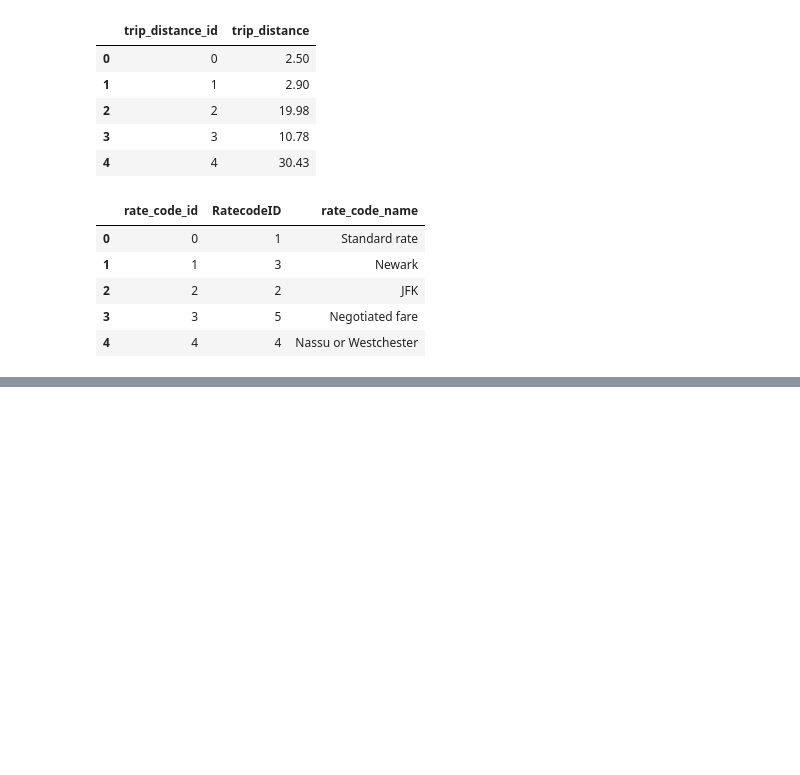
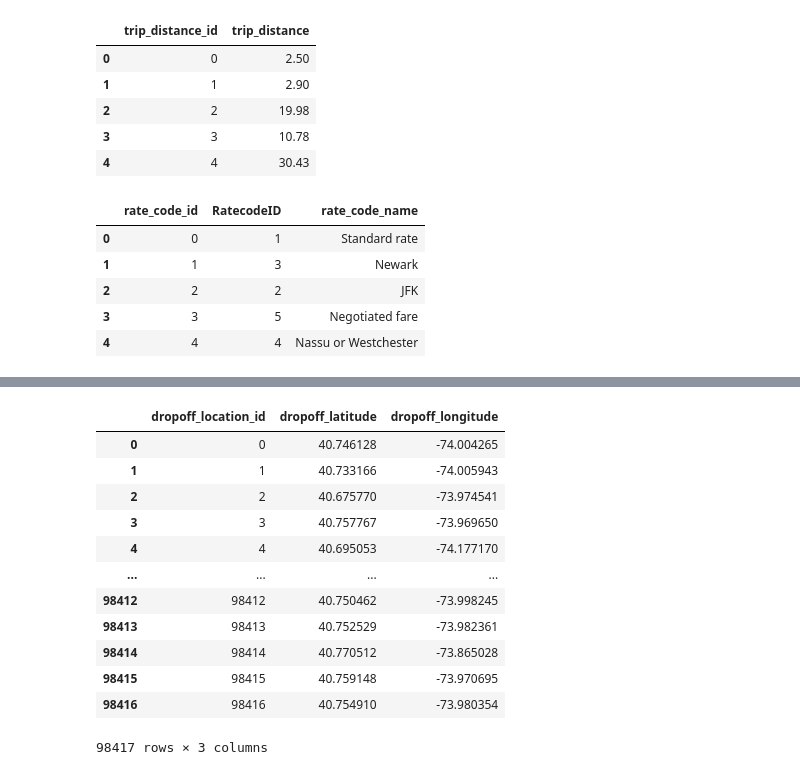
Before and after one commit to yashvisharma1204/Uber_rides-data_analysis, a Jupyter notebook: data.ipynb, the cells around one changed output, grey strips where cells are left out. Drawn from its saved outputs; the diff is of its cells as text; code cells hidden in the pictures; blank space fills up the shorter version.

```diff
--- a/data.ipynb
+++ b/data.ipynb
@@ -167,0 +189,20 @@ rate_code_dim.head()
+# %%
+dropoff_location_dim = df[['dropoff_longitude','dropoff_latitude']].drop_duplicates().reset_index(drop=True)
+dropoff_location_dim['dropoff_location_id']=dropoff_location_dim.index
+dropoff_location_dim= dropoff_location_dim[['dropoff_location_id','dropoff_latitude','dropoff_longitude']]
+# %%
+dropoff_location_dim
+# %% [output]
+|  | dropoff_location_id | dropoff_latitude | dropoff_longitude |
+| 0 | 0 | 40.746128 | -74.004265 |
+| 1 | 1 | 40.733166 | -74.005943 |
+| 2 | 2 | 40.675770 | -73.974541 |
+| 3 | 3 | 40.757767 | -73.969650 |
+| 4 | 4 | 40.695053 | -74.177170 |
+| ... | ... | ... | ... |
+| 98412 | 98412 | 40.750462 | -73.998245 |
+| 98413 | 98413 | 40.752529 | -73.982361 |
+| 98414 | 98414 | 40.770512 | -73.865028 |
+| 98415 | 98415 | 40.759148 | -73.970695 |
+| 98416 | 98416 | 40.754910 | -73.980354 |
+98417 rows × 3 columns
```
Also changed, not shown: parts of 7 cells of this notebook.
